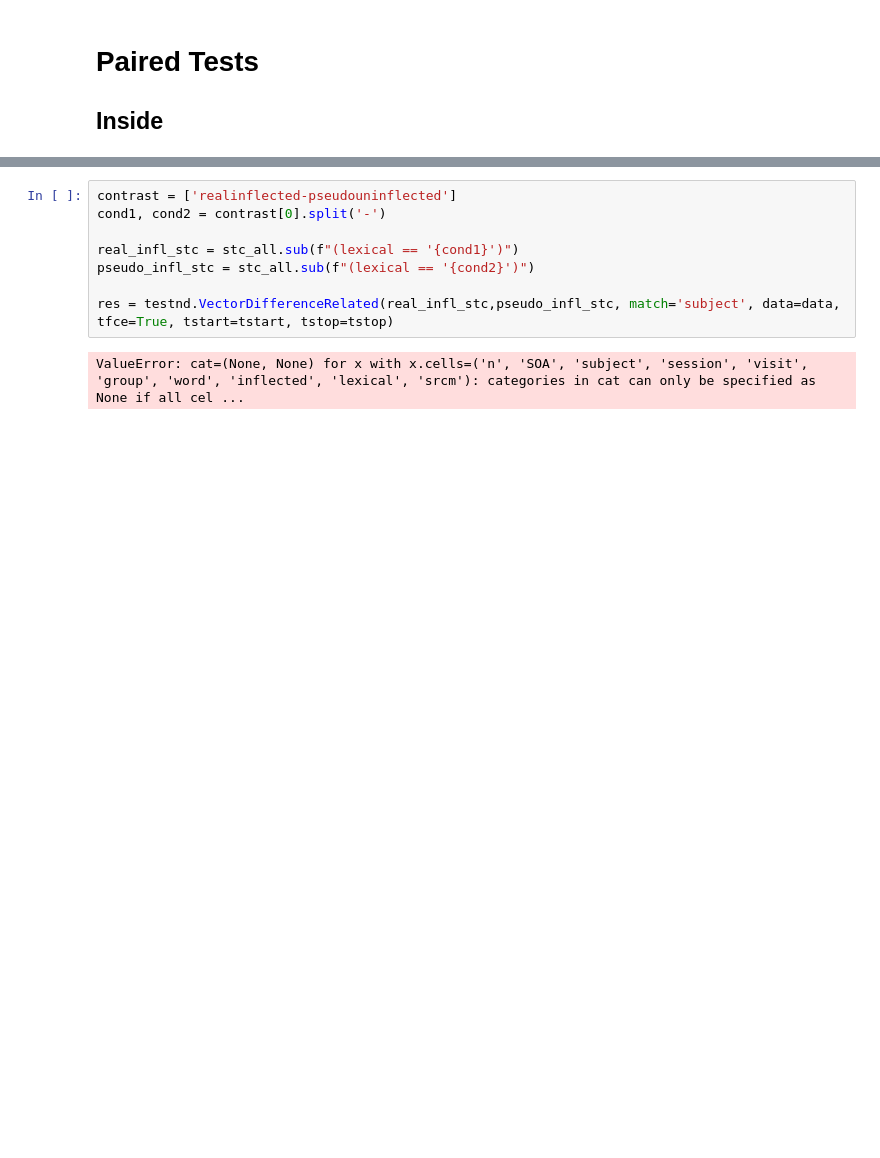
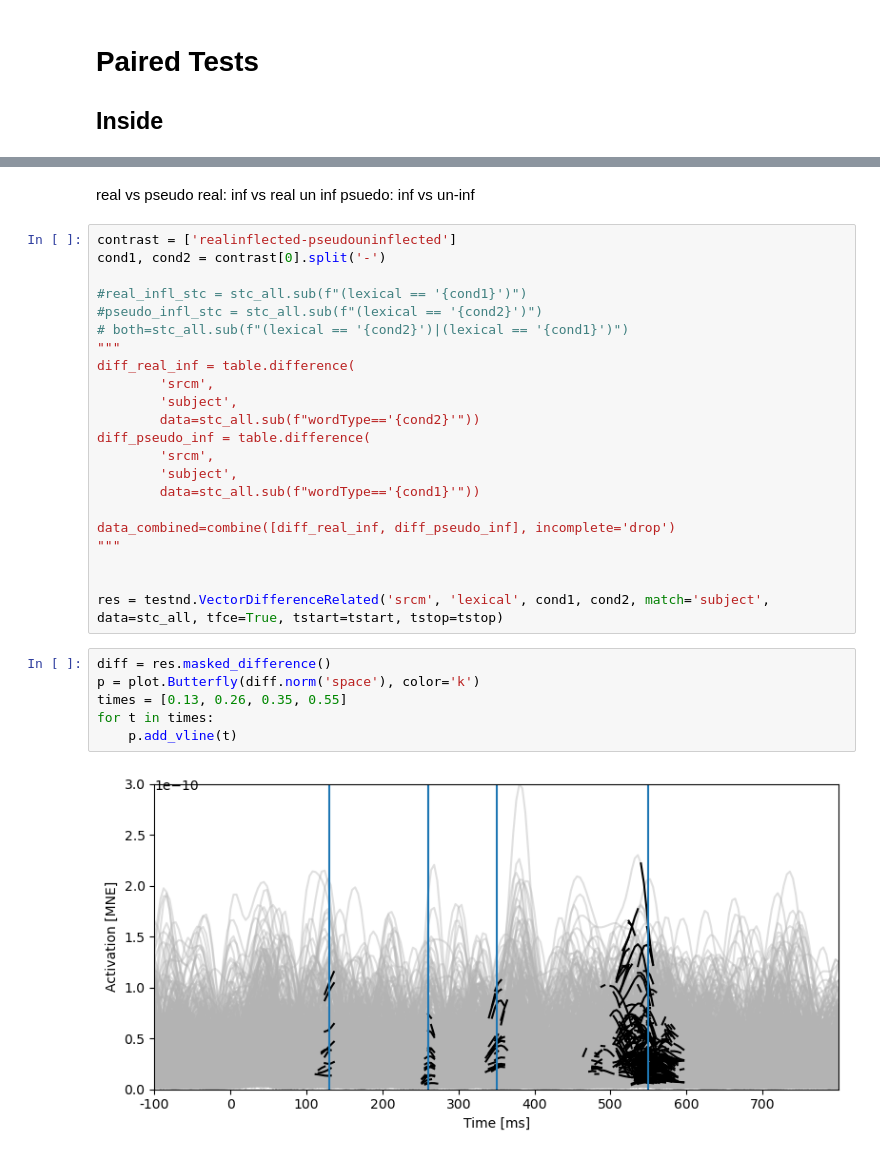
Before and after one commit to Maryamvalian/MEGAN, a Jupyter notebook: Volume_Based .ipynb, the cells around one changed output, grey strips where cells are left out. Cells and saved outputs as stored; diff of their text form; blank space fills up the shorter version.

```diff
--- a/Volume_Based .ipynb
+++ b/Volume_Based .ipynb
@@ -269,10 +321,34 @@ ValueError: NDVar has no sensor dimension
+# %% [markdown]
+real vs pseudo
+real: inf vs real un inf
+psuedo: inf vs un-inf
 # %%
 contrast = ['realinflected-pseudouninflected']
 cond1, cond2 = contrast[0].split('-')
 
-real_infl_stc = stc_all.sub(f"(lexical == '{cond1}')")
-pseudo_infl_stc = stc_all.sub(f"(lexical == '{cond2}')")
+#real_infl_stc = stc_all.sub(f"(lexical == '{cond1}')")
+#pseudo_infl_stc = stc_all.sub(f"(lexical == '{cond2}')")
+# both=stc_all.sub(f"(lexical == '{cond2}')|(lexical == '{cond1}')")
+"""
+diff_real_inf = table.difference(
+        'srcm',
+        'subject',
+        data=stc_all.sub(f"wordType=='{cond2}'"))
+diff_pseudo_inf = table.difference(
+        'srcm',
+        'subject',
+        data=stc_all.sub(f"wordType=='{cond1}'"))
 
-res = testnd.VectorDifferenceRelated(real_infl_stc,pseudo_infl_stc, match='subject', data=data, tfce=True, tstart=tstart, tstop=tstop)
+data_combined=combine([diff_real_inf, diff_pseudo_inf], incomplete='drop')
+"""
+
+
+res = testnd.VectorDifferenceRelated('srcm', 'lexical', cond1, cond2, match='subject', data=stc_all, tfce=True, tstart=tstart, tstop=tstop)
-# %% [output]
-ValueError: cat=(None, None) for x with x.cells=('n', 'SOA', 'subject', 'session', 'visit', 'group', 'word', 'inflected', 'lexical', 'srcm'): categories in cat can only be specified as None if all cel ...
+# %%
+diff = res.masked_difference()
+p = plot.Butterfly(diff.norm('space'), color='k')
+times = [0.13, 0.26, 0.35, 0.55]
+for t in times:
+    p.add_vline(t)
+# %% [output]
+[figure, added]
```
Also changed, not shown: parts of 10 cells of this notebook, 5 other files.
